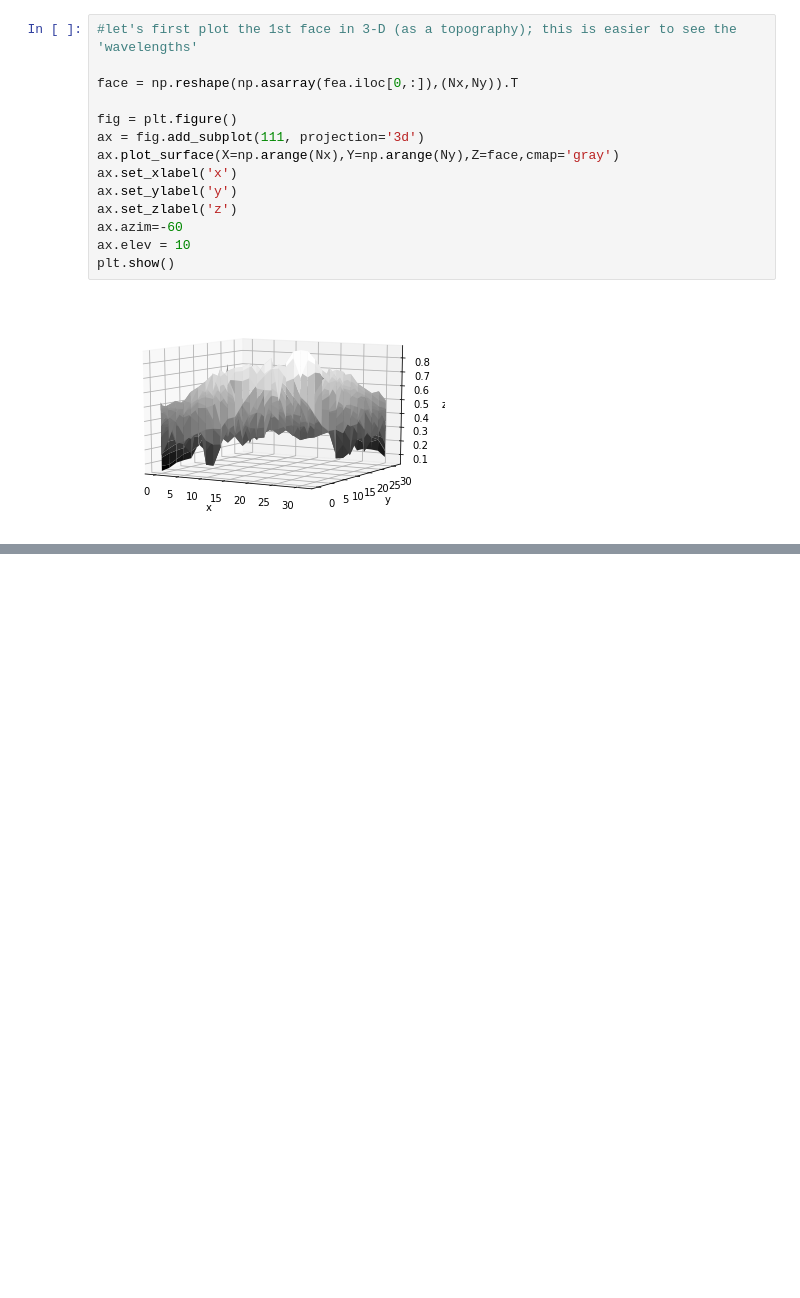
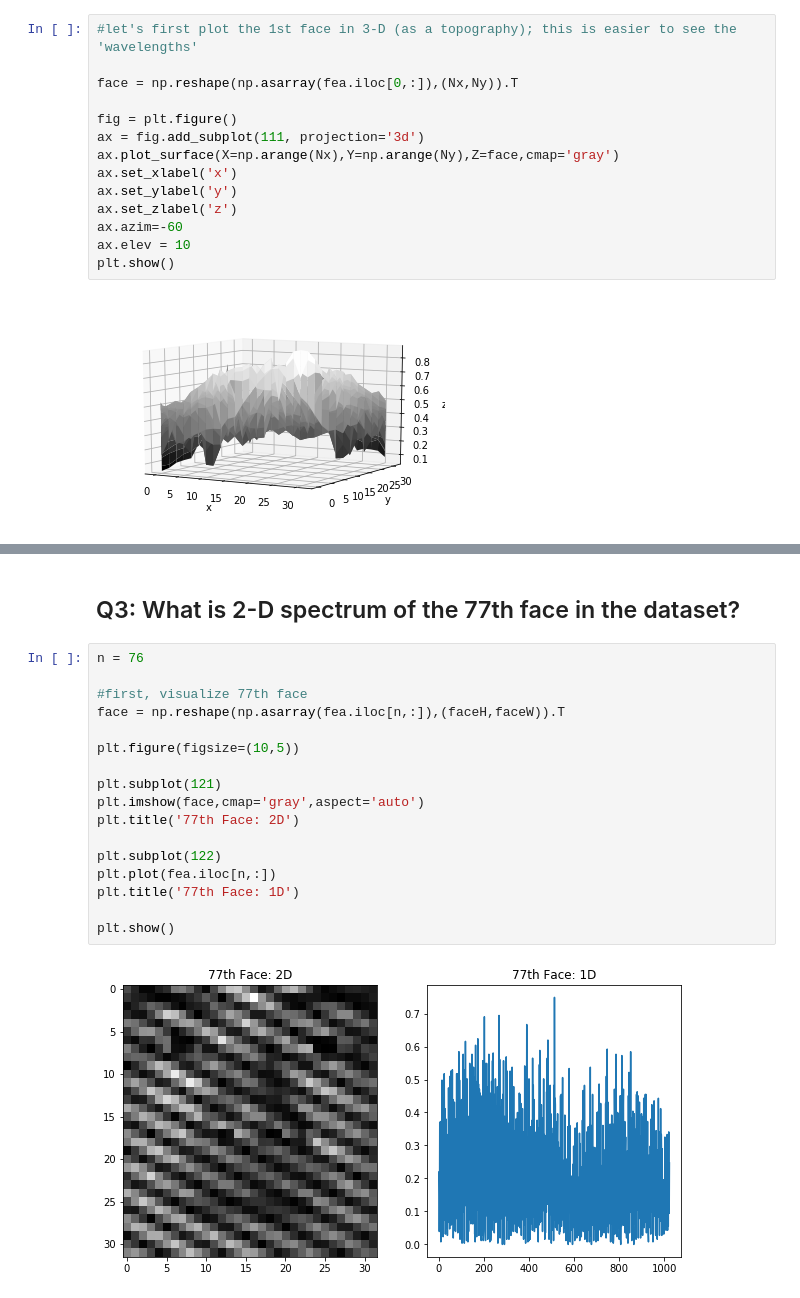
Before and after one commit to andersonsam/eosc_410, a Jupyter notebook: Lab6/Lab6_2019_SOLUTIONS.ipynb, the cells around one changed output, grey strips where cells are left out. Cells and saved outputs as stored; diff of their text form; blank space fills up the shorter version.

```diff
--- a/Lab6/Lab6_2019_SOLUTIONS.ipynb
+++ b/Lab6/Lab6_2019_SOLUTIONS.ipynb
@@ -183,0 +175,21 @@ array([[0.32156863, 0.36470588, 0.42352941, ..., 0.38039216, 0.36078431,
+# %% [markdown]
+##  Q3: What is 2-D spectrum of the 77th face in the dataset?
+# %%
+n = 76
+
+#first, visualize 77th face
+face = np.reshape(np.asarray(fea.iloc[n,:]),(faceH,faceW)).T
+
+plt.figure(figsize=(10,5))
+
+plt.subplot(121)
+plt.imshow(face,cmap='gray',aspect='auto')
+plt.title('77th Face: 2D')
+
+plt.subplot(122)
+plt.plot(fea.iloc[n,:])
+plt.title('77th Face: 1D')
+
+plt.show()
+# %% [output]
+[figure, added]
```
Also changed, not shown: parts of 14 cells of this notebook.
